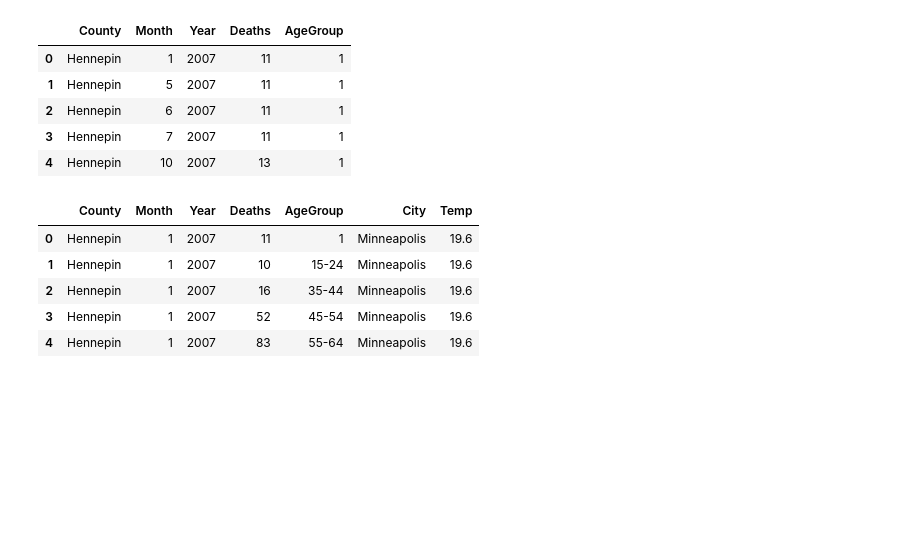
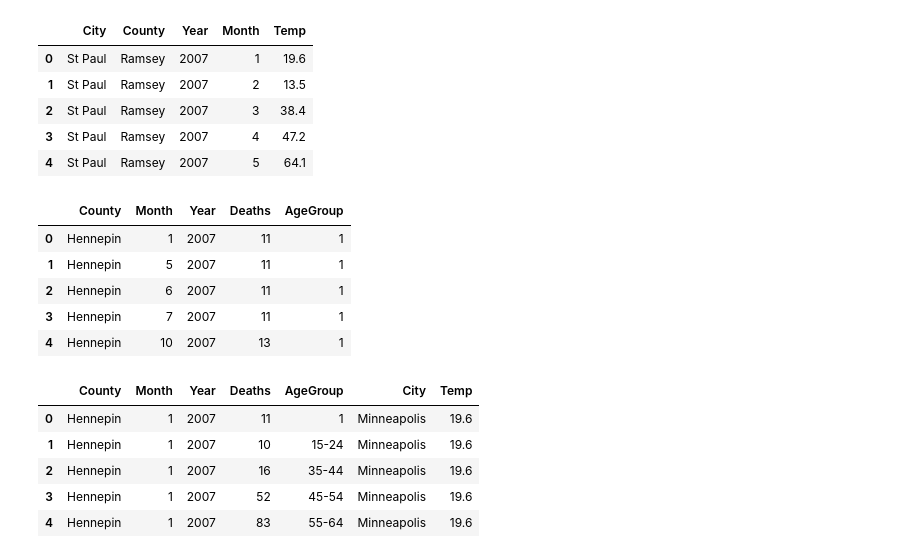
Before and after one commit to llreber/sparkmagicProject, a Jupyter notebook: Code/ClimateData.ipynb, the cells around one changed output. Saved outputs shown, nothing was run; the diff lists cells and outputs as text; code cells hidden in the pictures; blank space fills up the shorter version.

```diff
--- a/Code/ClimateData.ipynb
+++ b/Code/ClimateData.ipynb
@@ -8,7 +8,16 @@ from scipy.stats import linregress
 import matplotlib.pyplot as plt
 import matplotlib
 # %%
+#Import the temperature data, convert the temperature column to numeric and remove the months with no data
 weather_df = pd.read_csv("../Resources/weatherdatacsv.csv")
 weather_df["Temp"]=pd.to_numeric(weather_df["Temp"], errors='coerce')
 weather_df = weather_df.dropna()
+weather_df.head()
+# %% [output]
+|  | City | County | Year | Month | Temp |
+| 0 | St Paul | Ramsey | 2007 | 1 | 19.6 |
+| 1 | St Paul | Ramsey | 2007 | 2 | 13.5 |
+| 2 | St Paul | Ramsey | 2007 | 3 | 38.4 |
+| 3 | St Paul | Ramsey | 2007 | 4 | 47.2 |
+| 4 | St Paul | Ramsey | 2007 | 5 | 64.1 |
 # %%
```
Also changed, not shown: parts of 13 cells of this notebook, 1 other file.
